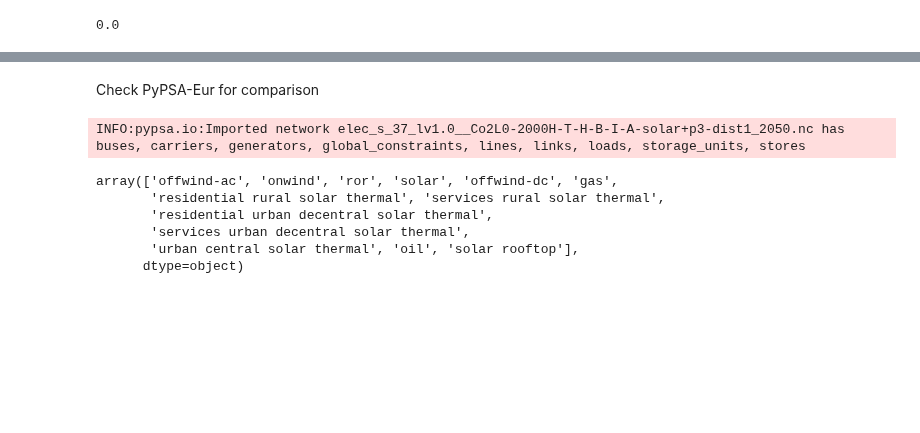
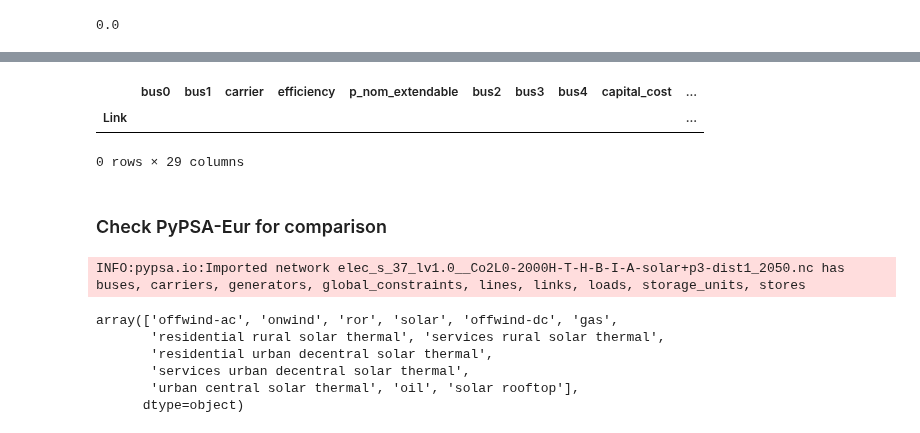
Before and after one commit to energyLS/aldehyde, a Jupyter notebook: workflow/notebooks/test_co2limit.ipynb, the cells around one changed output, grey strips where cells are left out. Saved outputs shown, nothing was run; the diff lists cells and outputs as text; code cells hidden in the pictures; blank space fills up the shorter version.

```diff
--- a/workflow/notebooks/test_co2limit.ipynb
+++ b/workflow/notebooks/test_co2limit.ipynb
@@ -270,5 +293,11 @@ n.carriers #.index.str.contains("oil")
+# %%
+n.links[n.links.carrier == "co2 stored"]
+# %% [output]
+|  | bus0 | bus1 | carrier | efficiency | p_nom_extendable | bus2 | bus3 | bus4 | capital_cost | ... |
+| Link |  |  |  |  |  |  |  |  |  | ... |
+0 rows × 29 columns
 # %% [markdown]
-Check PyPSA-Eur for comparison
+### Check PyPSA-Eur for comparison
 # %%
 # Check carriers of pypsa-eur
 n_eur = pypsa.Network("/mnt/c/Users/scl38887/Documents/git/pypsa-eur/results/testrun/postnetworks/elec_s_37_lv1.0__Co2L0-2000H-T-H-B-I-A-solar+p3-dist1_2050.nc")
```
Also changed, not shown: parts of 31 cells of this notebook.
